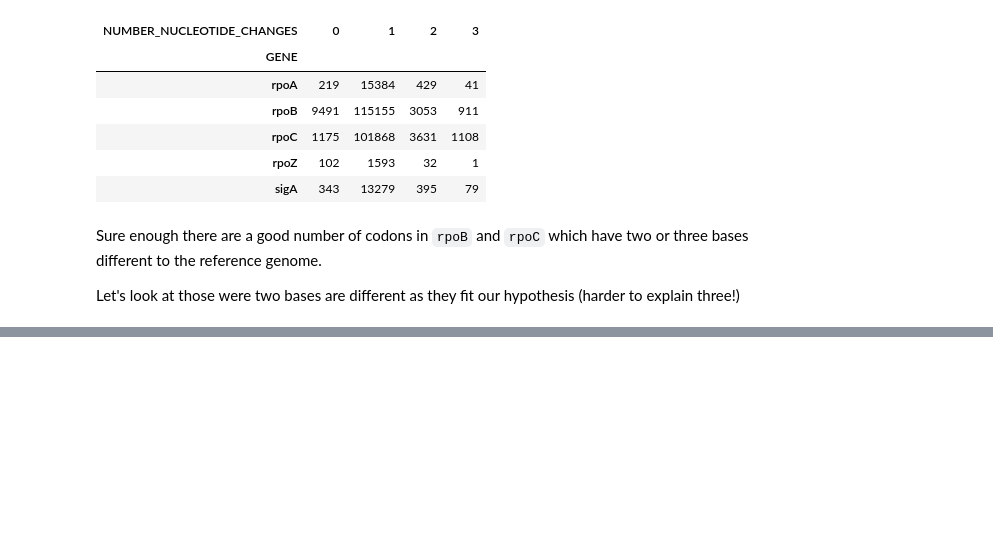
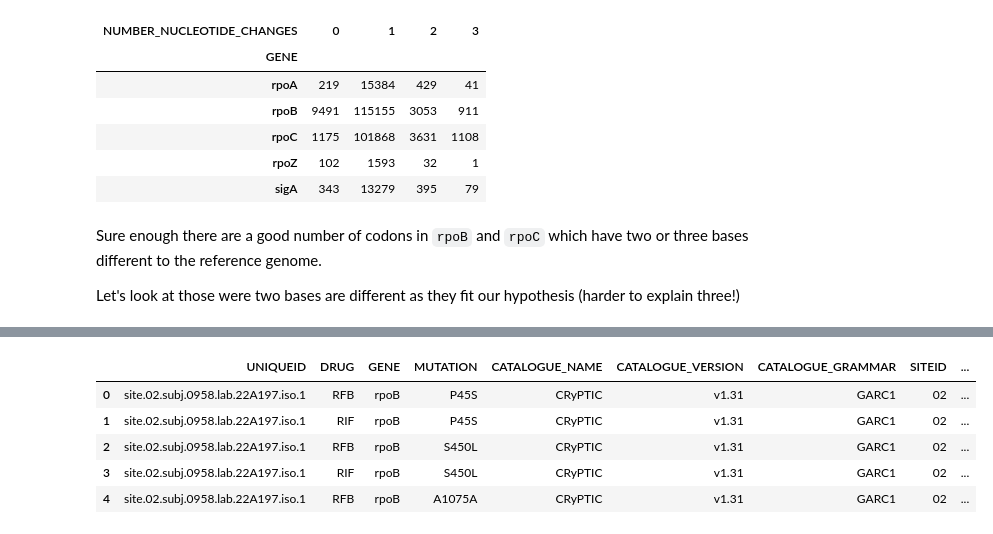
Before and after one commit to fowler-lab/tb-rnap-compensation, a Jupyter notebook: start-here.ipynb, the cells around one changed output, grey strips where cells are left out. Saved outputs shown, nothing was run; the diff lists cells and outputs as text; code cells hidden in the pictures; blank space fills up the shorter version.

```diff
--- a/start-here.ipynb
+++ b/start-here.ipynb
@@ -64,0 +92,11 @@ Name: AMINO_ACID_NUMBER, dtype: int64
+# %%
+EFFECTS = pandas.read_pickle('tables/EFFECTS.pkl.gz')
+EFFECTS.reset_index(inplace=True)
+EFFECTS[:5]
+# %% [output]
+|  | UNIQUEID | DRUG | GENE | MUTATION | CATALOGUE_NAME | CATALOGUE_VERSION | CATALOGUE_GRAMMAR | SITEID | ... |
+| 0 | site.02.subj.0958.lab.22A197.iso.1 | RFB | rpoB | P45S | CRyPTIC | v1.31 | GARC1 | 02 | ... |
+| 1 | site.02.subj.0958.lab.22A197.iso.1 | RIF | rpoB | P45S | CRyPTIC | v1.31 | GARC1 | 02 | ... |
+| 2 | site.02.subj.0958.lab.22A197.iso.1 | RFB | rpoB | S450L | CRyPTIC | v1.31 | GARC1 | 02 | ... |
+| 3 | site.02.subj.0958.lab.22A197.iso.1 | RIF | rpoB | S450L | CRyPTIC | v1.31 | GARC1 | 02 | ... |
+| 4 | site.02.subj.0958.lab.22A197.iso.1 | RFB | rpoB | A1075A | CRyPTIC | v1.31 | GARC1 | 02 | ... |
```
Also changed, not shown: parts of 5 cells of this notebook.
